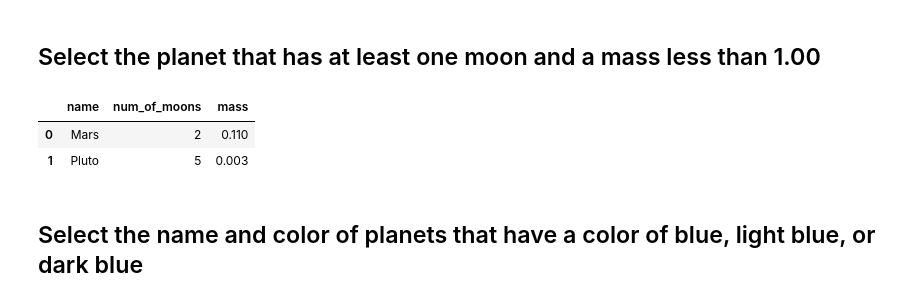
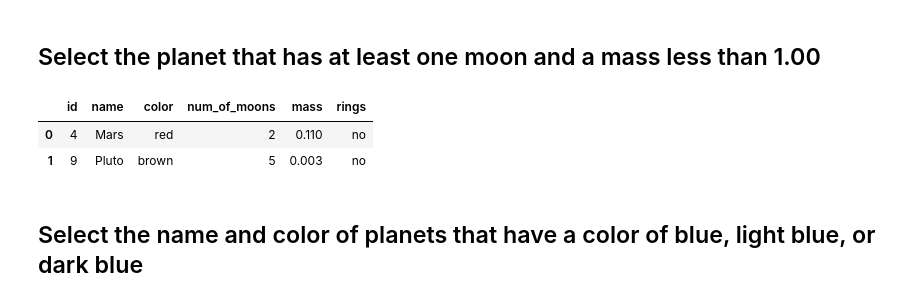
Before and after one commit to moudi85/dsc-1-05-06-selecting-data-lab-nyc-ds-career-031119, a Jupyter notebook: index.ipynb, the cells around one changed output. Drawn from its saved outputs; the diff is of its cells as text; code cells hidden in the pictures.

```diff
--- a/index.ipynb
+++ b/index.ipynb
@@ -290,11 +290,11 @@ sql_select_to_df("""select name, color from planets where num_of_moons > 10;""")
 # %% [markdown]
 ## Select the planet that has at least one moon and a mass less than 1.00
 # %%
-sql_select_to_df("""select name, num_of_moons, mass from planets where mass < 1 and num_of_moons >1 ;""")
+sql_select_to_df("""select * from planets where mass < 1 and num_of_moons >1 ;""")
 # %% [output]
-|  | name | num_of_moons | mass |
-| 0 | Mars | 2 | 0.110 |
-| 1 | Pluto | 5 | 0.003 |
+|  | id | name | color | num_of_moons | mass | rings |
+| 0 | 4 | Mars | red | 2 | 0.110 | no |
+| 1 | 9 | Pluto | brown | 5 | 0.003 | no |
 # %% [markdown]
 ## Select the name and color of planets that have a color of blue, light blue, or dark blue
 # %%
```
